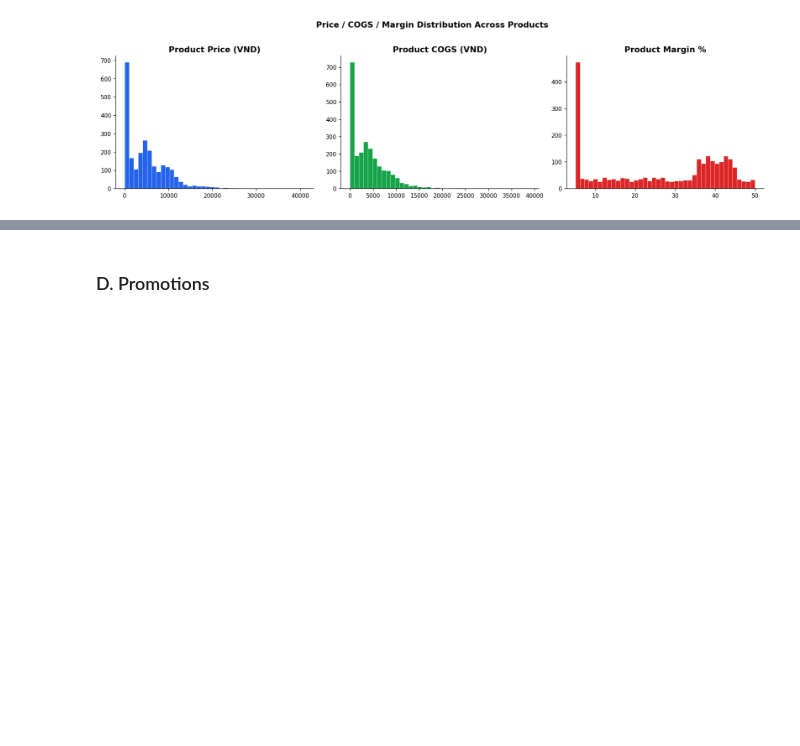
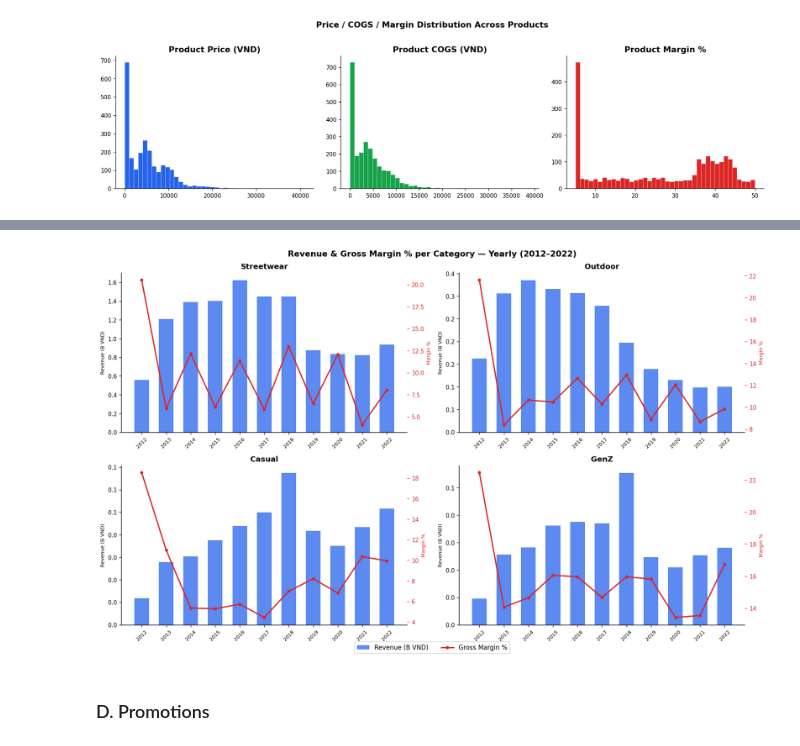
Before and after one commit to tuanbachngo/Vin-Datathon, a Jupyter notebook: notebooks/01_quick_eda.ipynb, the cells around one changed output, grey strips where cells are left out. Drawn from its saved outputs; the diff is of its cells as text; code cells hidden in the pictures; blank space fills up the shorter version.

```diff
--- a/notebooks/01_quick_eda.ipynb
+++ b/notebooks/01_quick_eda.ipynb
@@ -427,3 +496,39 @@ plt.show()
+# %%
+# ── Chart C4c: Small Multiples — Revenue (bar) + Margin % (line) per category ─
+cat_totals = (
+    cat_year.groupby('category', as_index=False)['revenue']
+    .sum()
+    .sort_values('revenue', ascending=False)
+)
+categories_sorted = cat_totals['category'].tolist()
+years = sorted(cat_year['year'].unique())
+
+fig, axes = plt.subplots(2, 2, figsize=(15, 9))  # no sharex — conflicts with twinx
+axes = axes.flatten()
+
+for ax, cat in zip(axes, categories_sorted):
+    df_cat = cat_year[cat_year['category'] == cat].set_index('year').reindex(years)
+    ax2 = ax.twinx()
+
+    bars = ax.bar(years, df_cat['revenue'] / 1e9, color=PALETTE[0], alpha=0.75, width=0.6)
+    line, = ax2.plot(years, df_cat['margin'], color=PALETTE[2], lw=2, marker='o', ms=4)
+
+    ax.set_title(cat, fontsize=12, fontweight='bold')
+    ax.set_ylabel('Revenue (B VND)', fontsize=8)
+    ax2.set_ylabel('Margin %', fontsize=8, color=PALETTE[2])
+    ax2.tick_params(axis='y', colors=PALETTE[2])
+    ax.set_xticks(years)
+    ax.set_xticklabels(years, rotation=45, fontsize=8)
+    ax.yaxis.set_major_formatter(mticker.FuncFormatter(lambda x, _: f'{x:.1f}'))
+
+fig.suptitle('Revenue & Gross Margin % per Category — Yearly (2012–2022)',
+             fontsize=13, fontweight='bold')
+fig.legend([bars, line], ['Revenue (B VND)', 'Gross Margin %'],
+           loc='lower center', ncol=2, bbox_to_anchor=(0.5, -0.02))
+plt.tight_layout()
+plt.show()
+# %% [output]
+[figure, added]
 # %% [markdown]
 ### D. Promotions
 # %%
```
Also changed, not shown: parts of 4 cells of this notebook, 8 other files.
